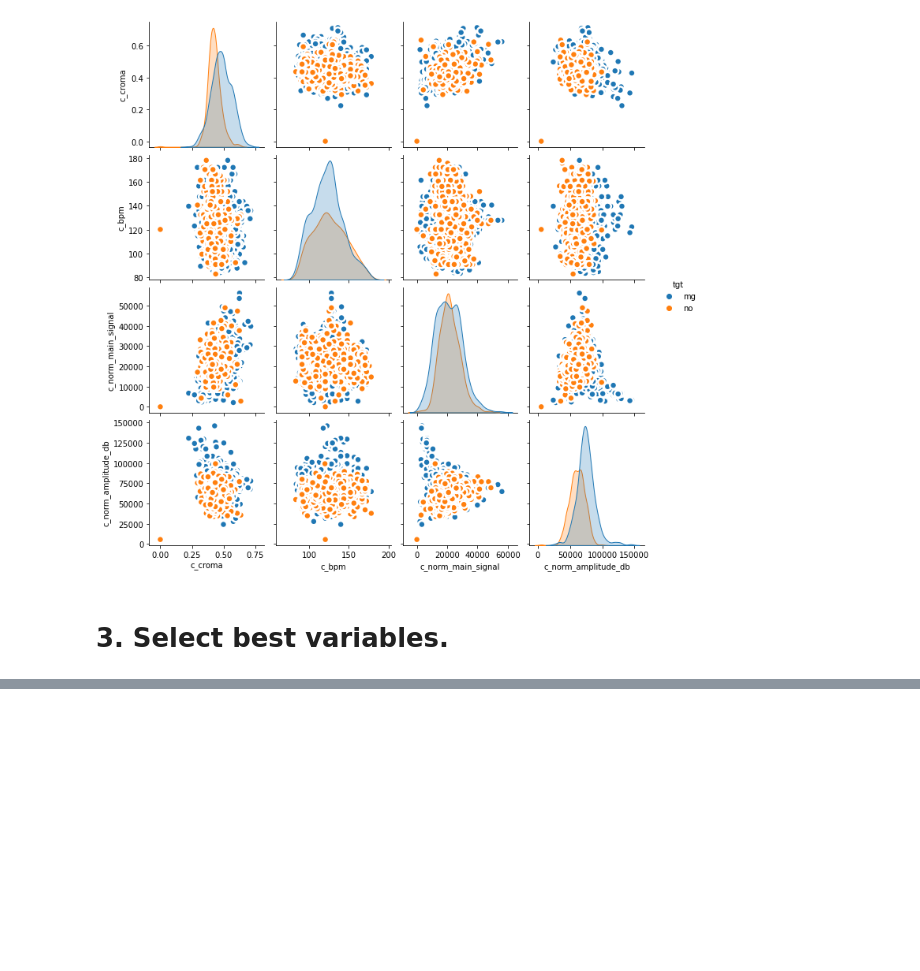
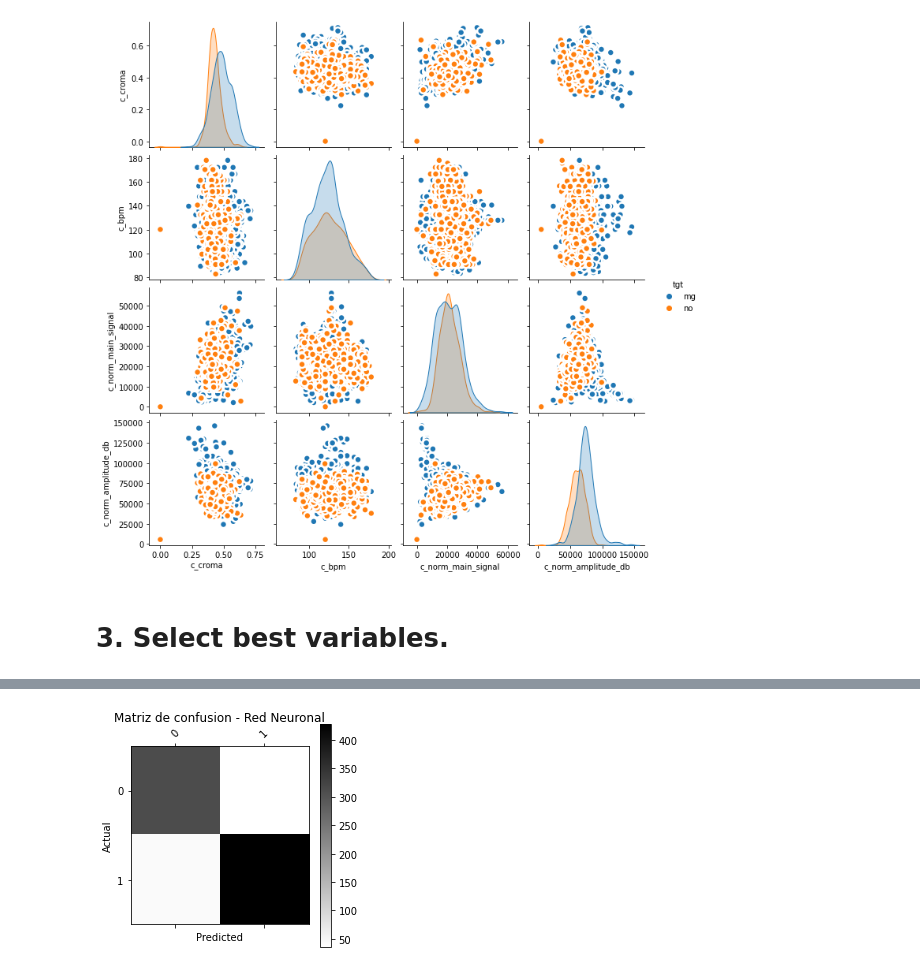
Before and after one commit to SPQR14/super_aproval_project, a Jupyter notebook: user_nb/M2 - modelación_supervisada_new_hope - completo.ipynb, the cells around one changed output, grey strips where cells are left out. Saved outputs shown, nothing was run; the diff lists cells and outputs as text; code cells hidden in the pictures; blank space fills up the shorter version.

```diff
--- a/user_nb/M2 - modelación_supervisada_new_hope - completo.ipynb
+++ b/user_nb/M2 - modelación_supervisada_new_hope - completo.ipynb
@@ -117,0 +240,10 @@ z = kb.fit_transform(Xt, yt)
+# %%
+def plot_confusion_matrix(df=df_confusion, title='Matriz de confusion', modelo=None ,cmap=plt.cm.gray_r):
+    plt.matshow(df_confusion, cmap=cmap)
+    plt.title(title + ' - ' +modelo)
+    plt.colorbar()
+    tick_marks = np.arange(len(df_confusion.columns))
+    plt.xticks(tick_marks, df_confusion.columns, rotation=45)
+    plt.yticks(tick_marks, df_confusion.index)
+    plt.ylabel(df_confusion.index.name)
+    plt.xlabel(df_confusion.columns.name)
@@ -117,0 +354,4 @@ z = kb.fit_transform(Xt, yt)
+# %%
+plot_confusion_matrix(df=df_confusion, modelo="Red Neuronal")
+# %% [output]
+[figure, added]
```
Also changed, not shown: parts of 56 cells of this notebook, 2 other files.
